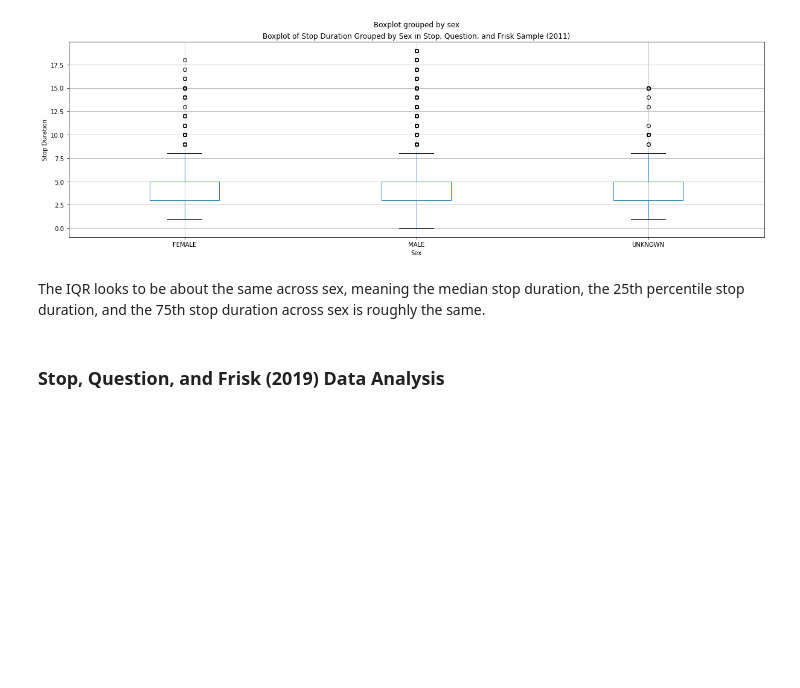
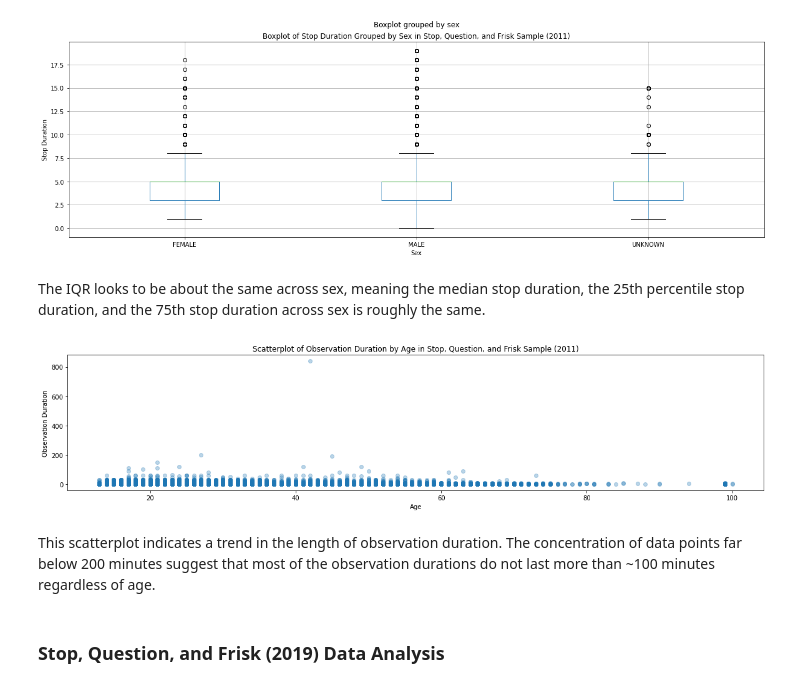
Before and after one commit to leajv123/Data-Science-Project-2950-, a Jupyter notebook: PhaseIV_Analyses.ipynb, the cells around one changed output. Saved outputs shown, nothing was run; the diff lists cells and outputs as text; code cells hidden in the pictures; blank space fills up the shorter version.

Commit message:
Addition of Obs Duration Scatterplots

```diff
--- a/PhaseIV_Analyses.ipynb
+++ b/PhaseIV_Analyses.ipynb
@@ -354,6 +354,17 @@ plt.show()
 [figure]
 # %% [markdown]
 The IQR looks to be about the same across sex, meaning the median stop duration, the 25th percentile stop duration, and the 75th stop duration across sex is roughly the same.
+# %%
+plt.figure(figsize=(20,4))
+plt.scatter(sqf2011['age'], sqf2011['obs_duration'], alpha = 0.3)
+plt.xlabel('Age')
+plt.ylabel('Observation Duration')
+plt.title('Scatterplot of Observation Duration by Age in Stop, Question, and Frisk Sample (2011)')
+plt.show()
+# %% [output]
+[figure, added]
+# %% [markdown]
+This scatterplot indicates a trend in the length of observation duration. The concentration of data points far below 200 minutes suggest that most of the observation durations do not last more than ~100 minutes regardless of age.
 # %% [markdown]
 ### Stop, Question, and Frisk (2019) Data Analysis
 # %%
```
Also changed, not shown: parts of 2 cells of this notebook.
